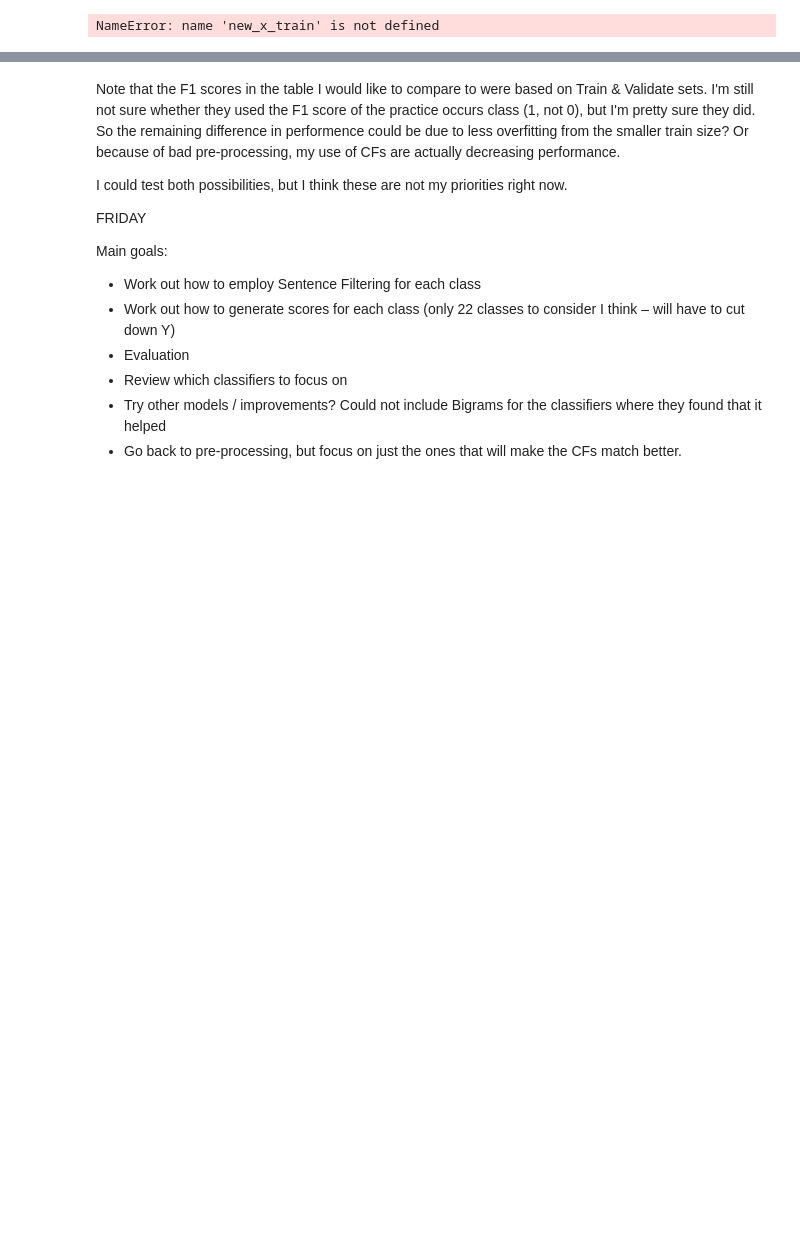
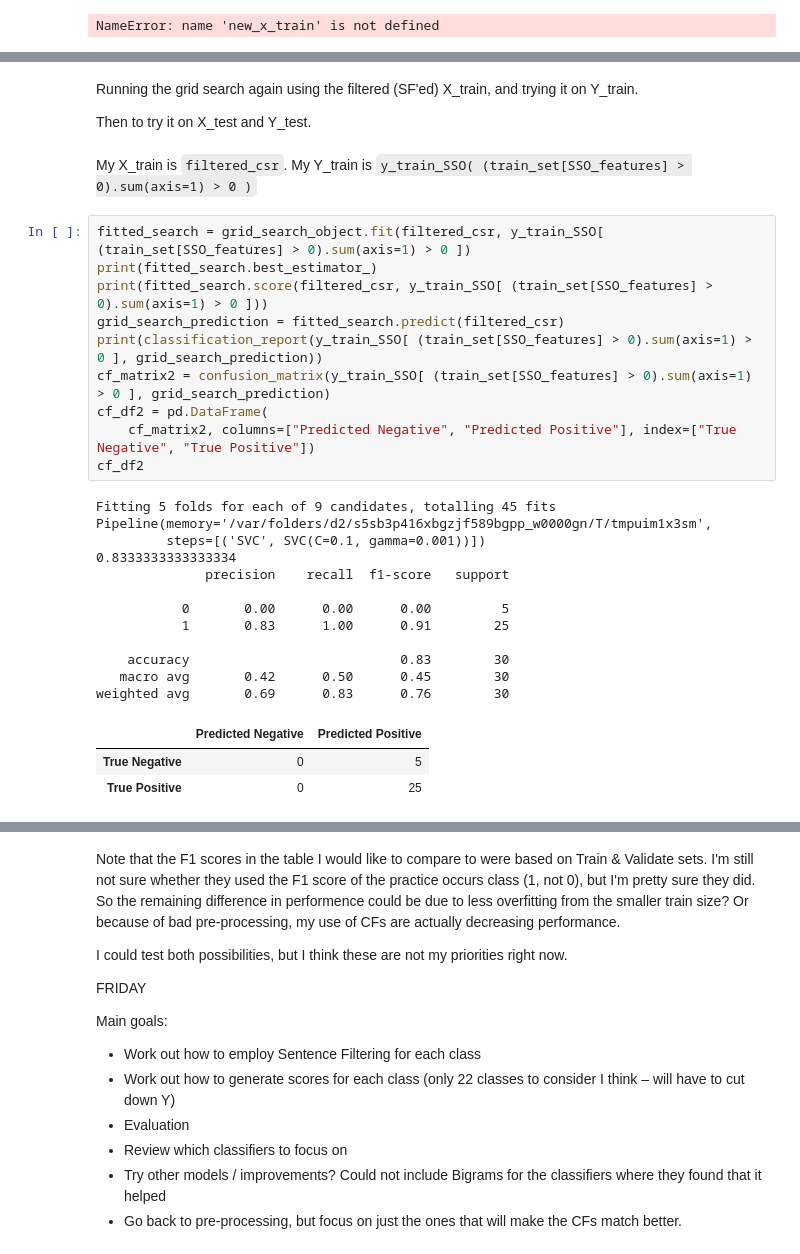
Before and after one commit to calhinchcliffe/nlp_privacy_policies, a Jupyter notebook: EDA and Modelling/10_modelling.ipynb, the cells around one changed output, grey strips where cells are left out. Saved outputs shown, nothing was run; the diff lists cells and outputs as text; blank space fills up the shorter version.

```diff
--- a/EDA and Modelling/10_modelling.ipynb
+++ b/EDA and Modelling/10_modelling.ipynb
@@ -482,0 +523,32 @@ NameError: name 'new_x_train' is not defined
+# %% [markdown]
+Running the grid search again using the filtered (SF'ed) X_train, and trying it on Y_train.
+
+Then to try it on X_test and Y_test.
+# %% [markdown]
+My X_train is `filtered_csr`.  My Y_train is `y_train_SSO( (train_set[SSO_features] > 0).sum(axis=1) > 0 )`
+# %%
+fitted_search = grid_search_object.fit(filtered_csr, y_train_SSO[ (train_set[SSO_features] > 0).sum(axis=1) > 0 ])
+print(fitted_search.best_estimator_)
+print(fitted_search.score(filtered_csr, y_train_SSO[ (train_set[SSO_features] > 0).sum(axis=1) > 0 ]))
+grid_search_prediction = fitted_search.predict(filtered_csr)
+print(classification_report(y_train_SSO[ (train_set[SSO_features] > 0).sum(axis=1) > 0 ], grid_search_prediction))
+cf_matrix2 = confusion_matrix(y_train_SSO[ (train_set[SSO_features] > 0).sum(axis=1) > 0 ], grid_search_prediction)
+cf_df2 = pd.DataFrame(
+    cf_matrix2, columns=["Predicted Negative", "Predicted Positive"], index=["True Negative", "True Positive"])
+cf_df2
+# %% [output]
+Fitting 5 folds for each of 9 candidates, totalling 45 fits
+Pipeline(memory='/var/folders/d2/s5sb3p416xbgzjf589bgpp_w0000gn/T/tmpuim1x3sm',
+         steps=[('SVC', SVC(C=0.1, gamma=0.001))])
+0.8333333333333334
+              precision    recall  f1-score   support
+
+           0       0.00      0.00      0.00         5
+           1       0.83      1.00      0.91        25
+
+    accuracy                           0.83        30
+   macro avg       0.42      0.50      0.45        30
+weighted avg       0.69      0.83      0.76        30
+|  | Predicted Negative | Predicted Positive |
+| True Negative | 0 | 5 |
+| True Positive | 0 | 25 |
```
Also changed, not shown: parts of 14 cells of this notebook, 4 other files.
